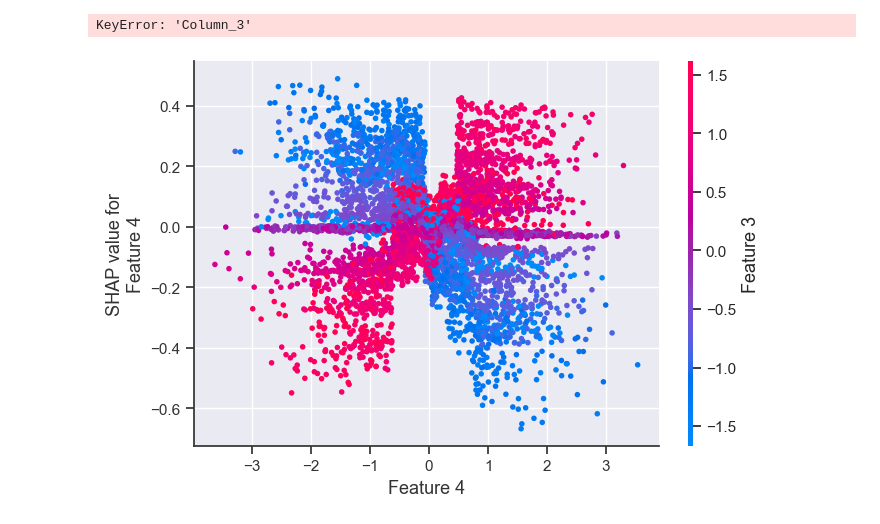
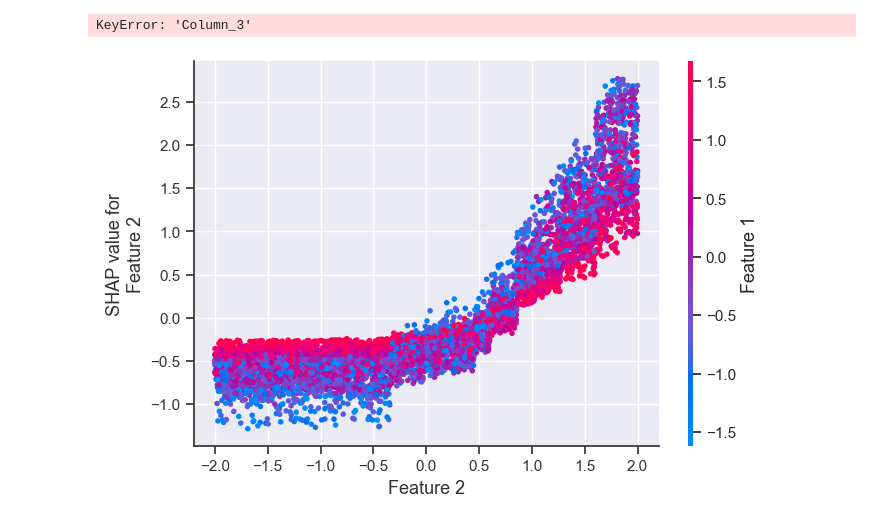
Before and after one commit to sametcopur/treemind, a Jupyter notebook: deneme.ipynb, the cells around one changed output. Drawn from its saved outputs; the diff is of its cells as text; code cells hidden in the pictures.

```diff
--- a/deneme.ipynb
+++ b/deneme.ipynb
@@ -10,18 +10,18 @@ def generate_synthetic_data(n_samples=1000):
     np.random.seed(42)
 
     # Ana özellikler
+    feature_0 = np.random.normal(loc=0, scale=1, size=n_samples)
     feature_1 = np.random.normal(loc=0, scale=1, size=n_samples)
-    feature_2 = np.random.normal(loc=0, scale=1, size=n_samples)
-    feature_3 = np.random.uniform(low=-2, high=2, size=n_samples)
+    feature_2 = np.random.uniform(low=-2, high=2, size=n_samples)
+    feature_3 = np.random.normal(loc=0, scale=1, size=n_samples)
     feature_4 = np.random.normal(loc=0, scale=1, size=n_samples)
-    feature_5 = np.random.normal(loc=0, scale=1, size=n_samples)
 
     # Hedef değişkeni oluştur (çeşitli gizli etkileşimlerle ve koşullu durumlarla)
     target = (
-        0.5 * np.where(feature_1 > 0, feature_2, -feature_2) +  # Koşullu etkileşim: feature_1 > 0 olunca feature_2 pozitif etkiliyor, aksi halde negatif
-        0.3 * np.maximum(feature_2, feature_3) +  # En büyük olan feature'ı seçip pozitif etki veriyoruz
-        0.6 * (feature_4) ** 2 +
-        0.3 * np.sin(feature_4) * np.sin(feature_5) +  # Sinüs ve kosinüs çarpımı
+        #0.5 * np.where(feature_1 > 0, feature_2, -feature_2) +  # Koşullu etkileşim: feature_1 > 0 olunca feature_2 pozitif etkiliyor, aksi halde negatif
+        0.3 * np.maximum(feature_1, feature_2) +  # En büyük olan feature'ı seçip pozitif etki veriyoruz
+        0.6 * (feature_3) ** 2 +
+        0.3 * np.sin(feature_3) * np.sin(feature_4) +  # Sinüs ve kosinüs çarpımı
         np.random.normal(loc=0, scale=0.1, size=n_samples)  # Gürültü ekleyelim
     )
 
@@ -30,11 +30,11 @@ def generate_synthetic_data(n_samples=1000):
 
     # DataFrame oluştur
     df = pd.DataFrame({
+        'feature_0': feature_0,
         'feature_1': feature_1,
         'feature_2': feature_2,
         'feature_3': feature_3,
         'feature_4': feature_4,
-        'feature_5': feature_5,
         'target': target_binary
     })
 
@@ -140,8 +138,8 @@ KeyError: 'Column_3'
 # %%
 import shap
 explainer = shap.TreeExplainer(model)
 shap_values = explainer(X_train)
 
-shap.dependence_plot(4, shap_values.values, X_train, interaction_index=3)
+shap.dependence_plot(2, shap_values.values, X_train, interaction_index=1)
 # %% [output]
-[figure, old version]
+[figure, new version]
```
Also changed, not shown: parts of 11 cells of this notebook, 7 other files.
